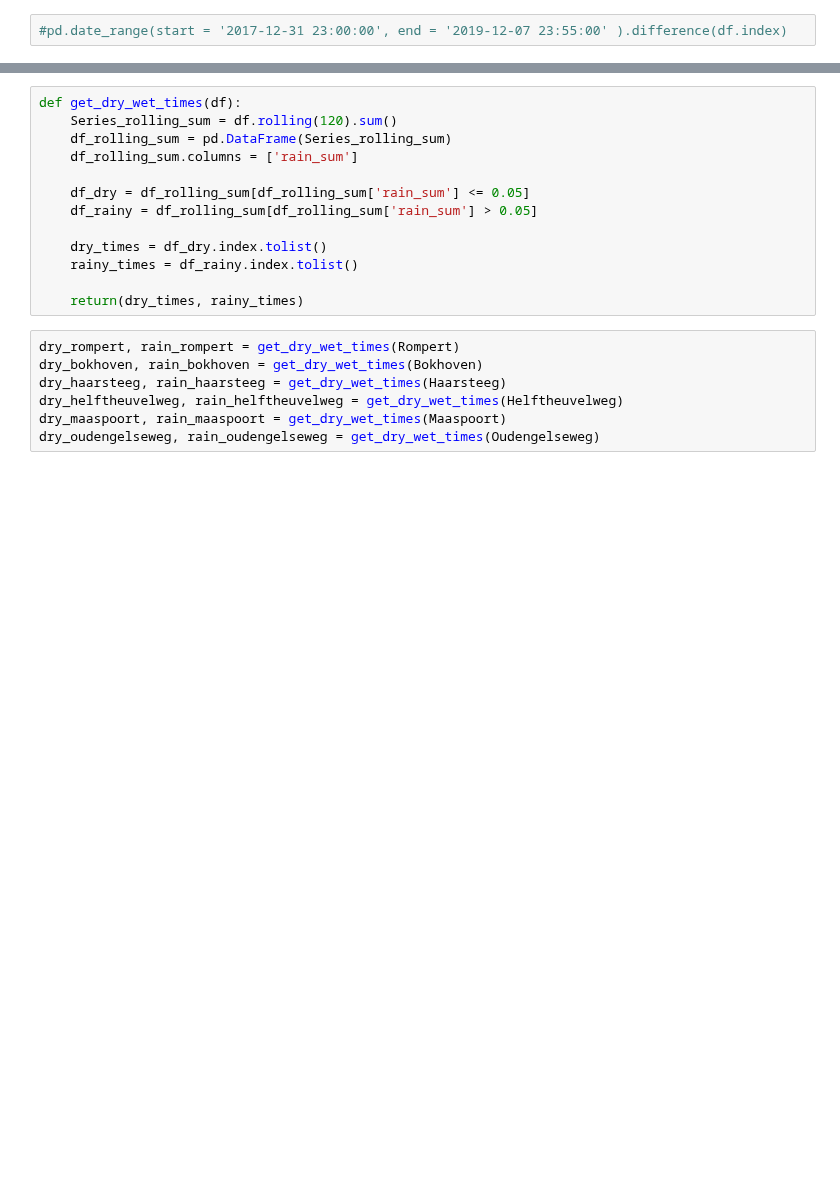
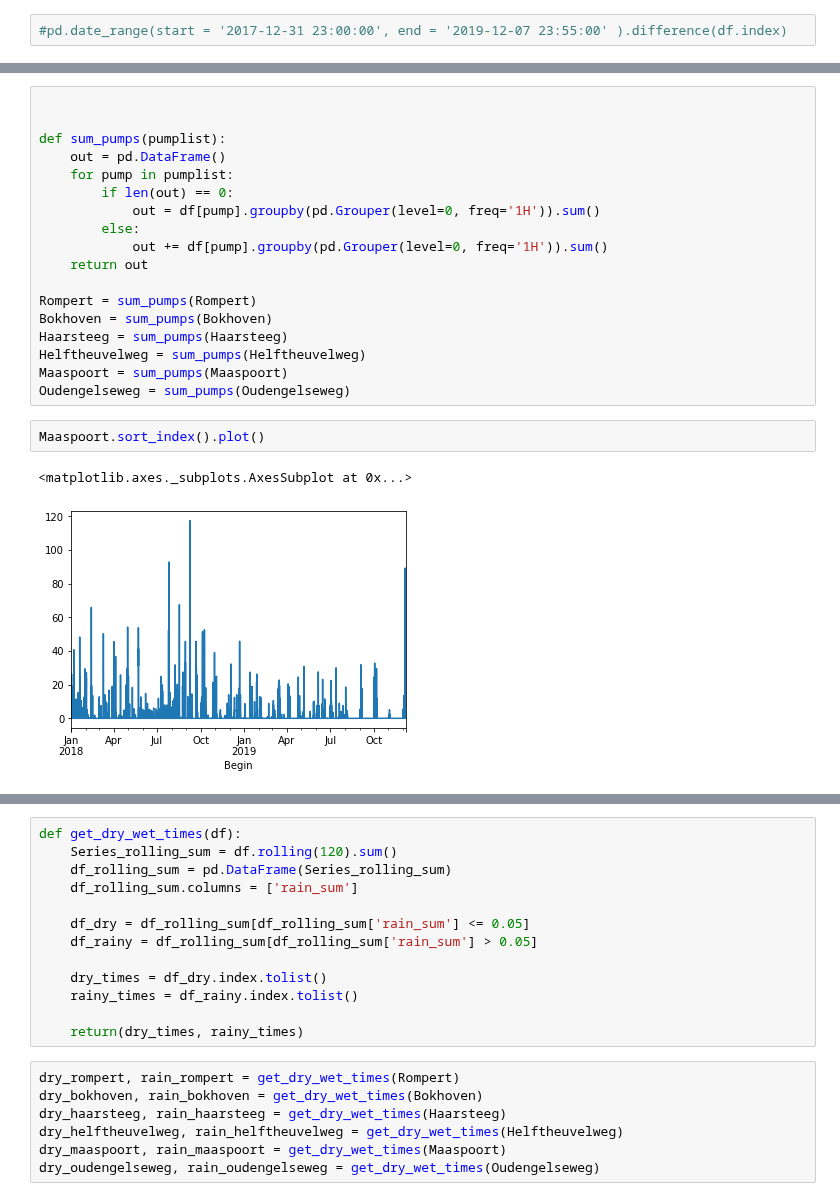
Before and after one commit to Trezorro/waterschap-datachallenge, a Jupyter notebook: Summing_rain_pumps.ipynb, the cells around one changed output, grey strips where cells are left out. Cells and saved outputs as stored; diff of their text form; blank space fills up the shorter version.

```diff
--- a/Summing_rain_pumps.ipynb
+++ b/Summing_rain_pumps.ipynb
@@ -125,0 +126,23 @@ Oudengelseweg = sum_pumps(Oudengelseweg)
+# %%
+
+
+def sum_pumps(pumplist):
+    out = pd.DataFrame()
+    for pump in pumplist:
+        if len(out) == 0:
+            out = df[pump].groupby(pd.Grouper(level=0, freq='1H')).sum()
+        else:
+            out += df[pump].groupby(pd.Grouper(level=0, freq='1H')).sum()
+    return out
+
+Rompert = sum_pumps(Rompert)
+Bokhoven = sum_pumps(Bokhoven)
+Haarsteeg = sum_pumps(Haarsteeg)
+Helftheuvelweg = sum_pumps(Helftheuvelweg)
+Maaspoort = sum_pumps(Maaspoort)
+Oudengelseweg = sum_pumps(Oudengelseweg)
+# %%
+Maaspoort.sort_index().plot()
+# %% [output]
+<matplotlib.axes._subplots.AxesSubplot at 0x...>
+[figure, added]
```
Also changed, not shown: parts of 8 cells of this notebook.
